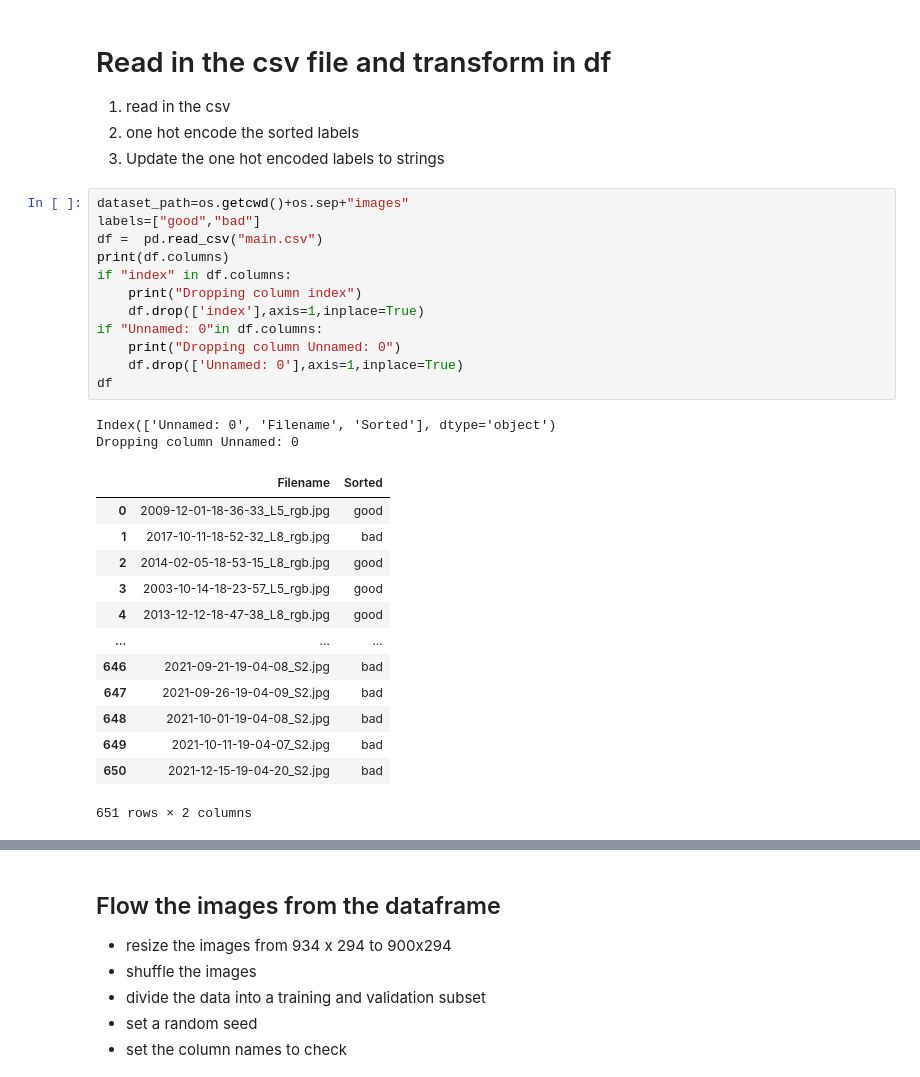
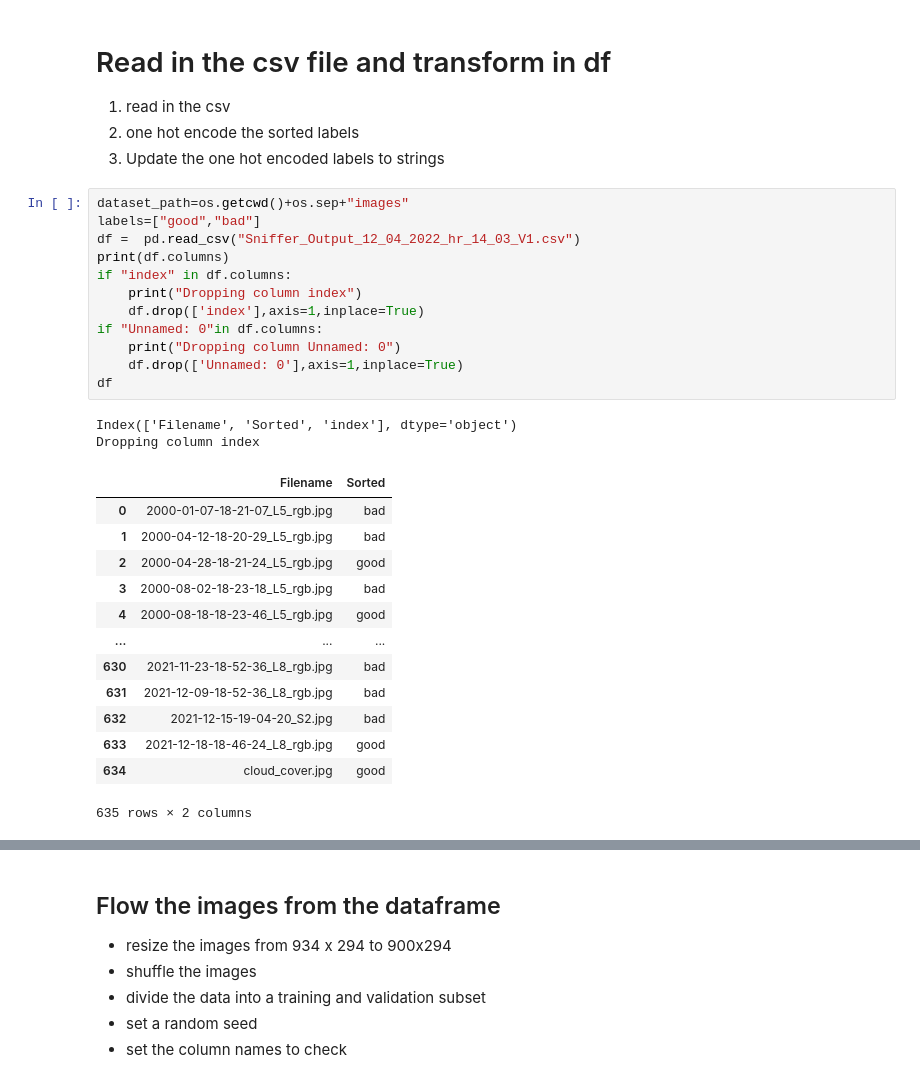
Before and after one commit to 2320sharon/Sniffer-Classifier, a Jupyter notebook: Sniffer Classification.ipynb, the cells around one changed output, grey strips where cells are left out. Drawn from its saved outputs; the diff is of its cells as text.

Commit message:
updated sniffer-classifer new  stricter dataset

```diff
--- a/Sniffer Classification.ipynb
+++ b/Sniffer Classification.ipynb
@@ -60,31 +60,31 @@ test_datagen=ImageDataGenerator(rescale=1./255.)
 # %%
 dataset_path=os.getcwd()+os.sep+"images"
 labels=["good","bad"]
-df =  pd.read_csv("main.csv")
+df =  pd.read_csv("Sniffer_Output_12_04_2022_hr_14_03_V1.csv")
 print(df.columns)
 if "index" in df.columns:
     print("Dropping column index")
     df.drop(['index'],axis=1,inplace=True)
 if "Unnamed: 0"in df.columns:
     print("Dropping column Unnamed: 0")
     df.drop(['Unnamed: 0'],axis=1,inplace=True)
 df
 # %% [output]
-Index(['Unnamed: 0', 'Filename', 'Sorted'], dtype='object')
-Dropping column Unnamed: 0
+Index(['Filename', 'Sorted', 'index'], dtype='object')
+Dropping column index
 |  | Filename | Sorted |
-| 0 | 2009-12-01-18-36-33_L5_rgb.jpg | good |
-| 1 | 2017-10-11-18-52-32_L8_rgb.jpg | bad |
-| 2 | 2014-02-05-18-53-15_L8_rgb.jpg | good |
-| 3 | 2003-10-14-18-23-57_L5_rgb.jpg | good |
-| 4 | 2013-12-12-18-47-38_L8_rgb.jpg | good |
+| 0 | 2000-01-07-18-21-07_L5_rgb.jpg | bad |
+| 1 | 2000-04-12-18-20-29_L5_rgb.jpg | bad |
+| 2 | 2000-04-28-18-21-24_L5_rgb.jpg | good |
+| 3 | 2000-08-02-18-23-18_L5_rgb.jpg | bad |
+| 4 | 2000-08-18-18-23-46_L5_rgb.jpg | good |
 | ... | ... | ... |
-| 646 | 2021-09-21-19-04-08_S2.jpg | bad |
-| 647 | 2021-09-26-19-04-09_S2.jpg | bad |
-| 648 | 2021-10-01-19-04-08_S2.jpg | bad |
-| 649 | 2021-10-11-19-04-07_S2.jpg | bad |
-| 650 | 2021-12-15-19-04-20_S2.jpg | bad |
+| 630 | 2021-11-23-18-52-36_L8_rgb.jpg | bad |
+| 631 | 2021-12-09-18-52-36_L8_rgb.jpg | bad |
+| 632 | 2021-12-15-19-04-20_S2.jpg | bad |
+| 633 | 2021-12-18-18-46-24_L8_rgb.jpg | good |
+| 634 | cloud_cover.jpg | good |
-651 rows × 2 columns
+635 rows × 2 columns
 # %%
 ### map each label(good or bad) to an integer
 mapping = {}
```
Also changed, not shown: parts of 15 cells of this notebook, 6 other files.
